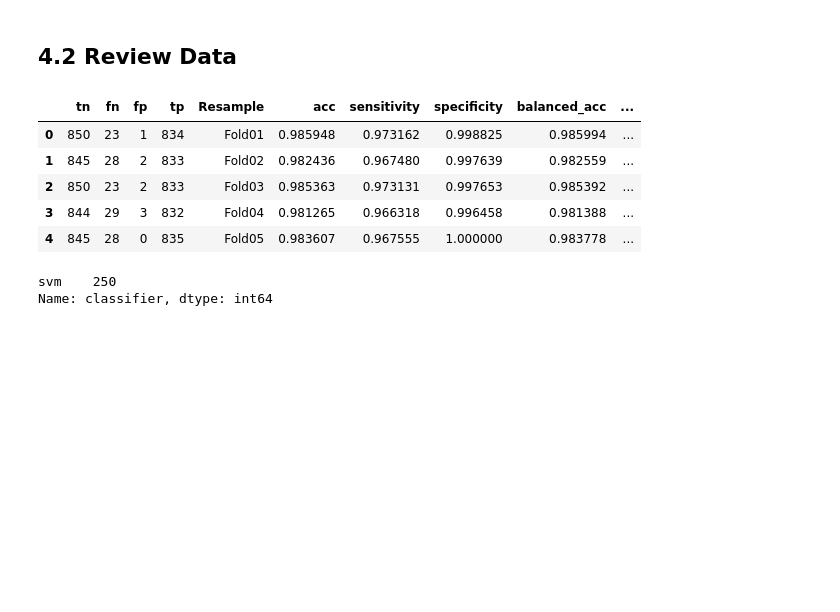
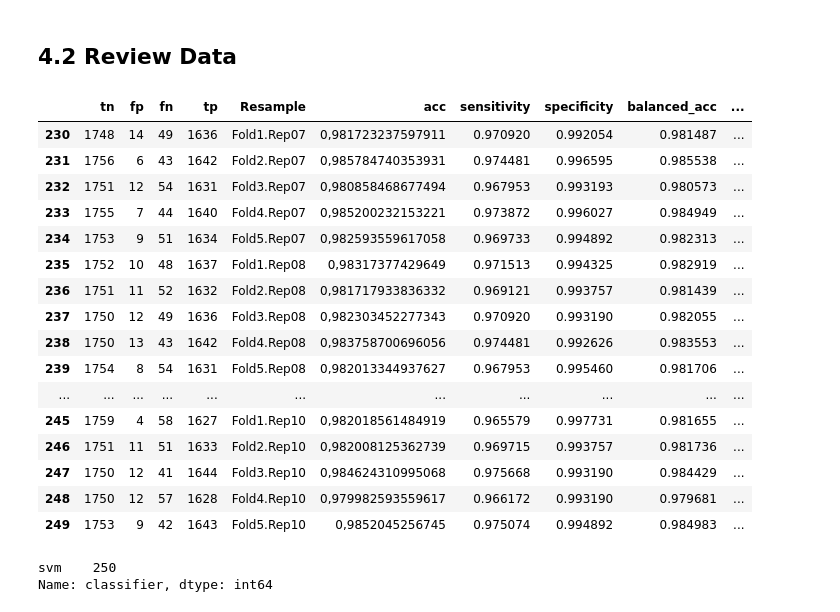
Before and after one commit to gomesluiz/long-lived-bug-predictor, a Jupyter notebook: notebooks/20200912_long_lived_prediction_rq4_data_analysis.ipynb, the cells around one changed output. Cells and saved outputs as stored; diff of their text form; code cells hidden in the pictures; blank space fills up the shorter version.

```diff
--- a/notebooks/20200912_long_lived_prediction_rq4_data_analysis.ipynb
+++ b/notebooks/20200912_long_lived_prediction_rq4_data_analysis.ipynb
@@ -293,16 +217,30 @@ s
 Every bug which its report have indicated that the number of days to resolve is less than or equal to **threshold fixed** was considered a **non-long lived bug** and that which the number of days to resolve is greater than this threshold was considered as a **long-live bug**.
 # %% [markdown]
 ## 4.2 Review Data
-# %%
-eclipse_metrics_in_train = pd.read_csv("../output/data/20200913_r4_2b_predict_long_lived_bug_train_final.csv", sep=",")
-eclipse_metrics_in_train.head()
-# %% [output]
-|  | tn | fn | fp | tp | Resample | acc | sensitivity | specificity | balanced_acc | ... |
-| 0 | 850 | 23 | 1 | 834 | Fold01 | 0.985948 | 0.973162 | 0.998825 | 0.985994 | ... |
-| 1 | 845 | 28 | 2 | 833 | Fold02 | 0.982436 | 0.967480 | 0.997639 | 0.982559 | ... |
-| 2 | 850 | 23 | 2 | 833 | Fold03 | 0.985363 | 0.973131 | 0.997653 | 0.985392 | ... |
-| 3 | 844 | 29 | 3 | 832 | Fold04 | 0.981265 | 0.966318 | 0.996458 | 0.981388 | ... |
-| 4 | 845 | 28 | 0 | 835 | Fold05 | 0.983607 | 0.967555 | 1.000000 | 0.983778 | ... |
+# %%
+eclipse_metrics_in_train = pd.read_csv("../output/data/20200916_r4_2b_predict_long_lived_bug_train_final_valida.csv", sep=",")
+eclipse_metrics_in_train['sensitivity']  =  eclipse_metrics_in_train['tp']/(eclipse_metrics_in_train['tp']+eclipse_metrics_in_train['fn'])
+eclipse_metrics_in_train['specificity']  =  eclipse_metrics_in_train['tn']/(eclipse_metrics_in_train['tn']+eclipse_metrics_in_train['fp'])
+eclipse_metrics_in_train['balanced_acc'] =  (eclipse_metrics_in_train['sensitivity']+eclipse_metrics_in_train['specificity'])/2
+eclipse_metrics_in_train.tail(20)
+# %% [output]
+|  | tn | fp | fn | tp | Resample | acc | sensitivity | specificity | balanced_acc | ... |
+| 230 | 1748 | 14 | 49 | 1636 | Fold1.Rep07 | 0,981723237597911 | 0.970920 | 0.992054 | 0.981487 | ... |
+| 231 | 1756 | 6 | 43 | 1642 | Fold2.Rep07 | 0,985784740353931 | 0.974481 | 0.996595 | 0.985538 | ... |
+| 232 | 1751 | 12 | 54 | 1631 | Fold3.Rep07 | 0,980858468677494 | 0.967953 | 0.993193 | 0.980573 | ... |
+| 233 | 1755 | 7 | 44 | 1640 | Fold4.Rep07 | 0,985200232153221 | 0.973872 | 0.996027 | 0.984949 | ... |
+| 234 | 1753 | 9 | 51 | 1634 | Fold5.Rep07 | 0,982593559617058 | 0.969733 | 0.994892 | 0.982313 | ... |
+| 235 | 1752 | 10 | 48 | 1637 | Fold1.Rep08 | 0,98317377429649 | 0.971513 | 0.994325 | 0.982919 | ... |
+| 236 | 1751 | 11 | 52 | 1632 | Fold2.Rep08 | 0,981717933836332 | 0.969121 | 0.993757 | 0.981439 | ... |
+| 237 | 1750 | 12 | 49 | 1636 | Fold3.Rep08 | 0,982303452277343 | 0.970920 | 0.993190 | 0.982055 | ... |
+| 238 | 1750 | 13 | 43 | 1642 | Fold4.Rep08 | 0,983758700696056 | 0.974481 | 0.992626 | 0.983553 | ... |
+| 239 | 1754 | 8 | 54 | 1631 | Fold5.Rep08 | 0,982013344937627 | 0.967953 | 0.995460 | 0.981706 | ... |
+| ... | ... | ... | ... | ... | ... | ... | ... | ... | ... | ... |
+| 245 | 1759 | 4 | 58 | 1627 | Fold1.Rep10 | 0,982018561484919 | 0.965579 | 0.997731 | 0.981655 | ... |
+| 246 | 1751 | 11 | 51 | 1633 | Fold2.Rep10 | 0,982008125362739 | 0.969715 | 0.993757 | 0.981736 | ... |
+| 247 | 1750 | 12 | 41 | 1644 | Fold3.Rep10 | 0,984624310995068 | 0.975668 | 0.993190 | 0.984429 | ... |
+| 248 | 1750 | 12 | 57 | 1628 | Fold4.Rep10 | 0,979982593559617 | 0.966172 | 0.993190 | 0.979681 | ... |
+| 249 | 1753 | 9 | 42 | 1643 | Fold5.Rep10 | 0,9852045256745 | 0.975074 | 0.994892 | 0.984983 | ... |
 # %%
 eclipse_metrics_in_train['classifier'].value_counts()
 # %% [output]
```
Also changed, not shown: parts of 14 cells of this notebook, 8 other files.
